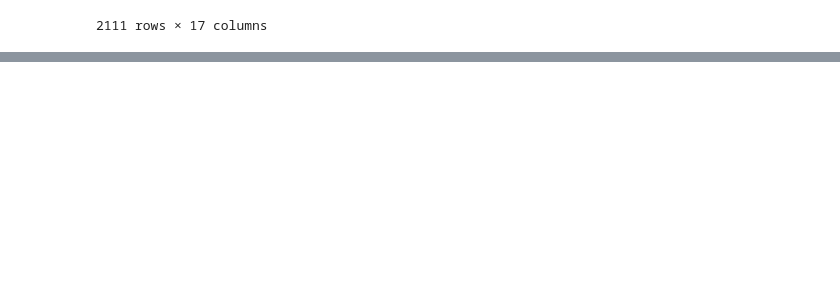
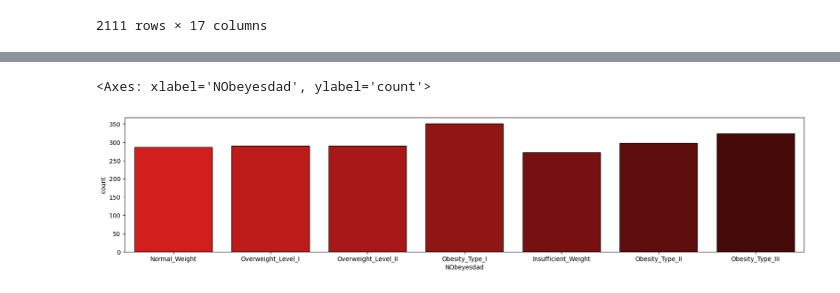
Before and after one commit to v0rein/FinalProject, a Jupyter notebook: Final_Project.ipynb, the cells around one changed output, grey strips where cells are left out. Saved outputs shown, nothing was run; the diff lists cells and outputs as text; code cells hidden in the pictures; blank space fills up the shorter version.

```diff
--- a/Final_Project.ipynb
+++ b/Final_Project.ipynb
@@ -36,0 +102,7 @@ AttributeError: 'DataFrame' object has no attribute 'printschema'
+# %%
+plt.figure(figsize=(20,4))
+plt.subplot(111)
+sns.countplot(x= 'NObeyesdad', data = obesity_dataset, palette="flag",edgecolor="black")
+# %% [output]
+<Axes: xlabel='NObeyesdad', ylabel='count'>
+[figure, added]
```
Also changed, not shown: parts of 10 cells of this notebook.
